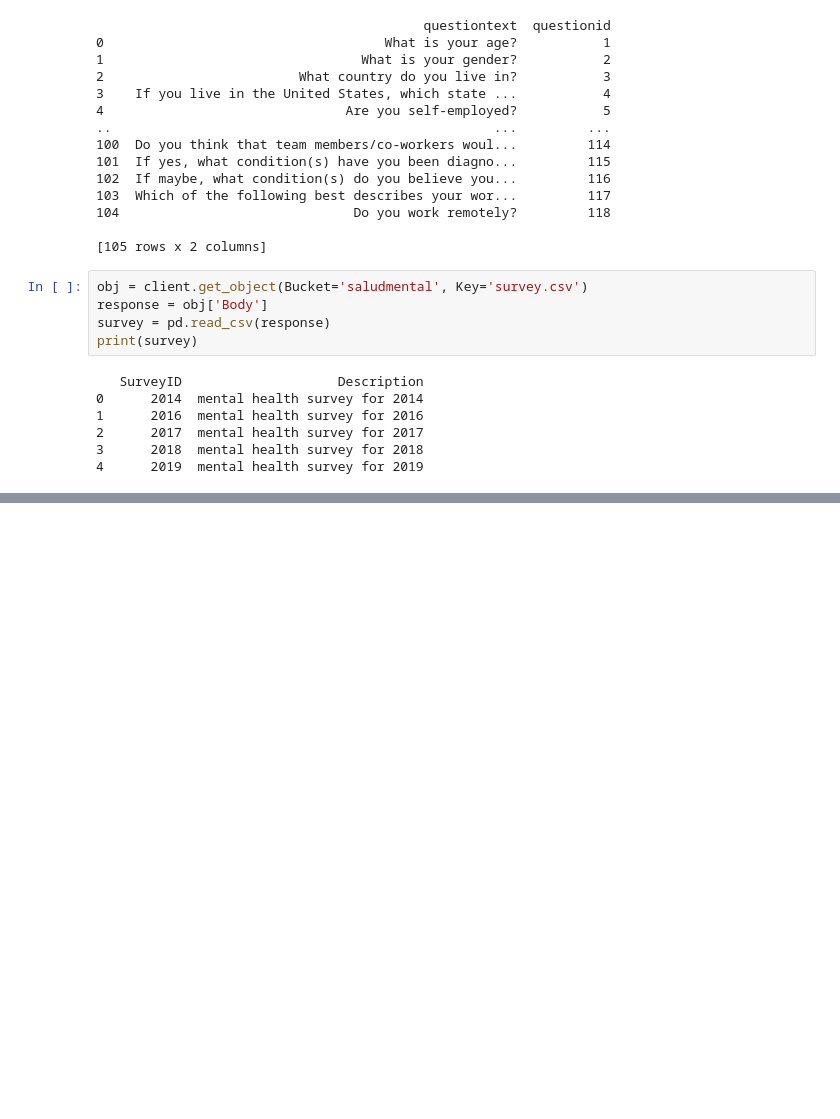
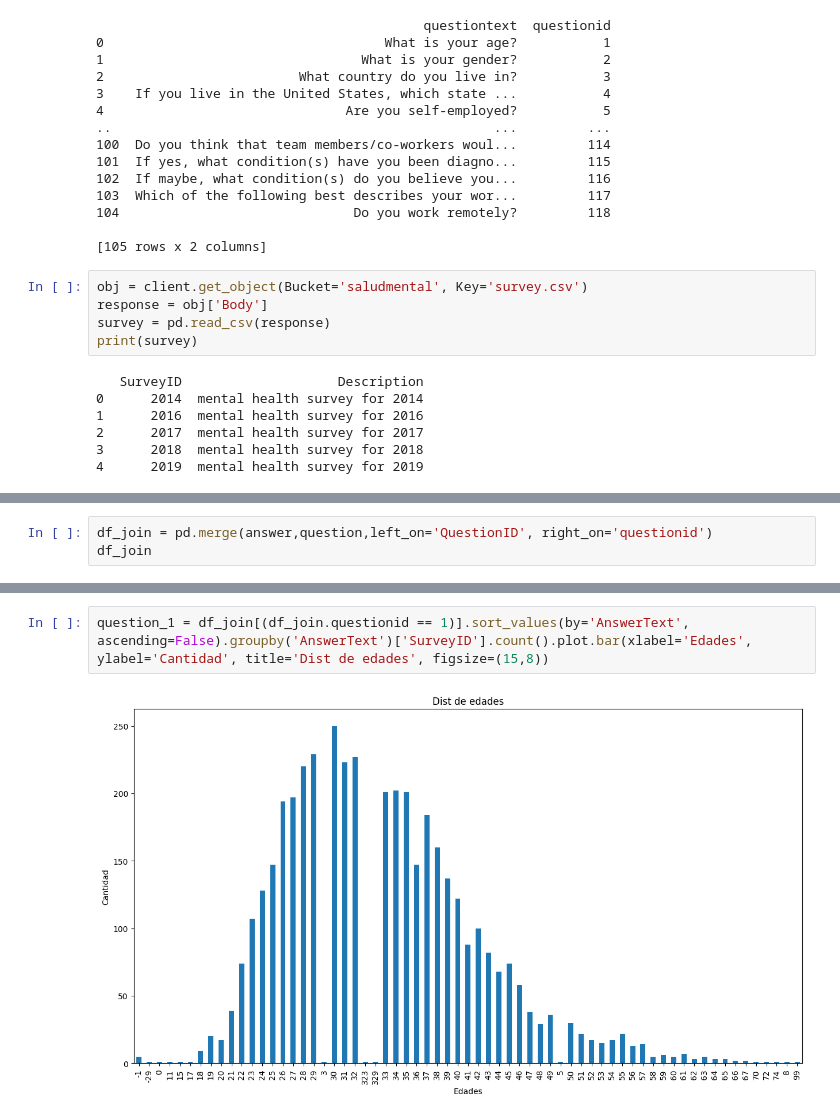
Before and after one commit to Imbravo/mentalhealth, a Jupyter notebook: mentalhealth.ipynb, the cells around one changed output, grey strips where cells are left out. Drawn from its saved outputs; the diff is of its cells as text; blank space fills up the shorter version.

```diff
--- a/mentalhealth.ipynb
+++ b/mentalhealth.ipynb
@@ -52,0 +136,3 @@ print(survey)
+# %%
+df_join = pd.merge(answer,question,left_on='QuestionID', right_on='questionid')
+df_join
@@ -52,0 +153,4 @@ print(survey)
+# %%
+question_1 = df_join[(df_join.questionid == 1)].sort_values(by='AnswerText', ascending=False).groupby('AnswerText')['SurveyID'].count().plot.bar(xlabel='Edades', ylabel='Cantidad', title='Dist de edades', figsize=(15,8))
+# %% [output]
+[figure, added]
```
Also changed, not shown: parts of 13 cells of this notebook.
